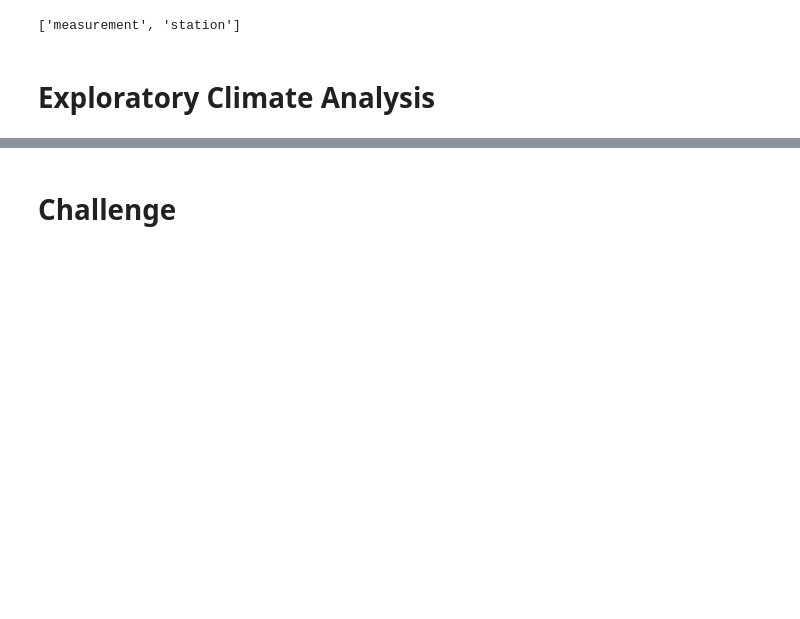
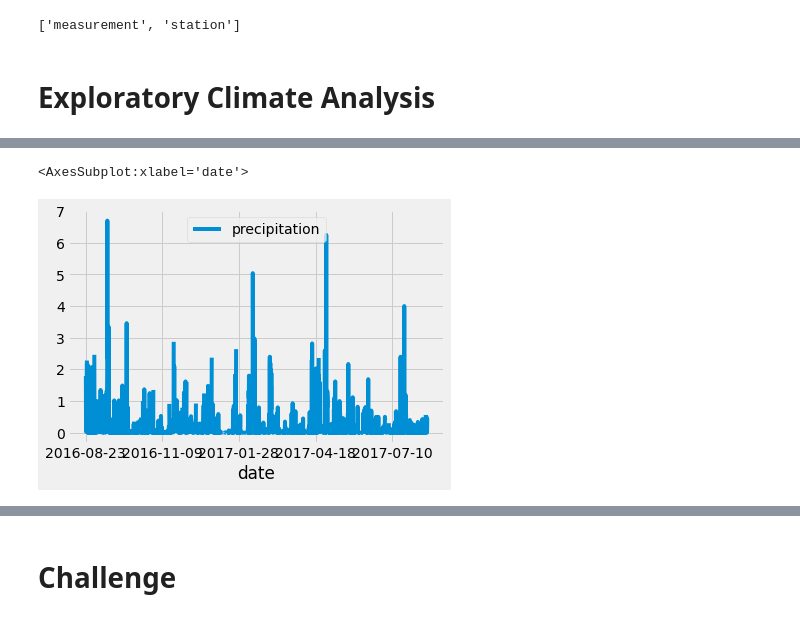
Before and after one commit to Tdookie/surfs_up, a Jupyter notebook: climate_analysis.ipynb, the cells around one changed output, grey strips where cells are left out. Cells and saved outputs as stored; diff of their text form; code cells hidden in the pictures; blank space fills up the shorter version.

```diff
--- a/climate_analysis.ipynb
+++ b/climate_analysis.ipynb
@@ -51,0 +58,6 @@ session = Session(engine)
+# %%
+# Use Pandas Plotting with Matplotlib to plot the data
+df.plot()
+# %% [output]
+<AxesSubplot:xlabel='date'>
+[figure, added]
```
Also changed, not shown: parts of 3 cells of this notebook.
